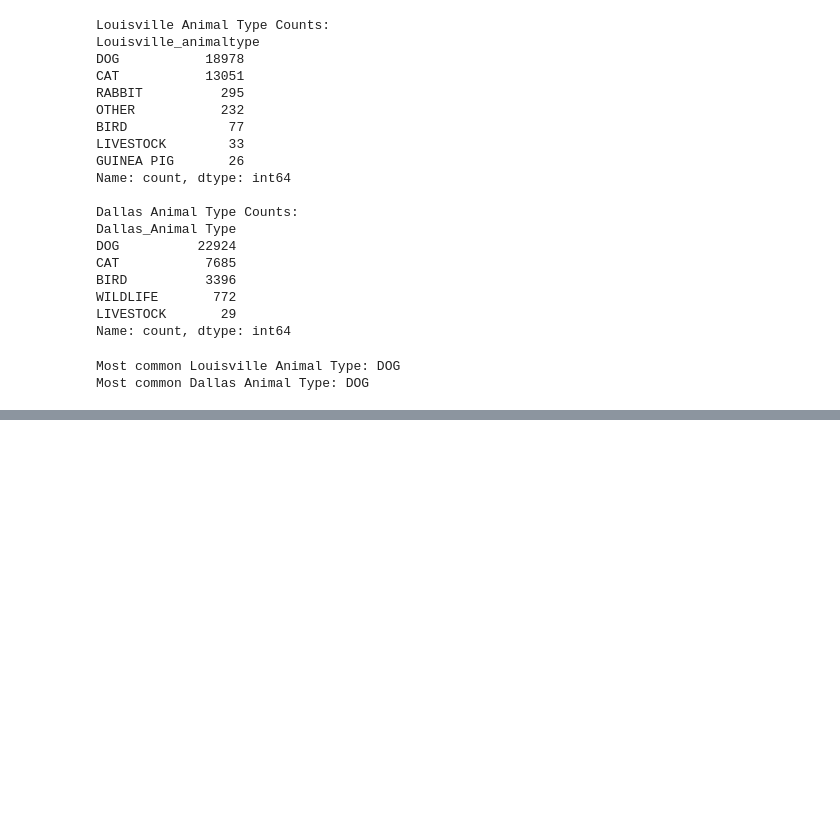
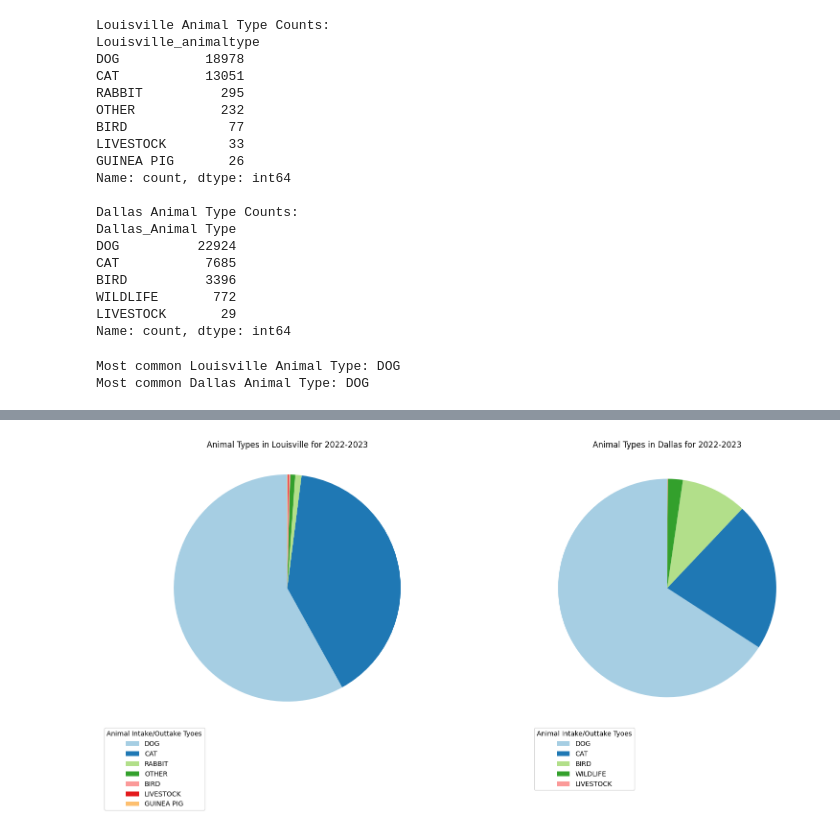
Before and after one commit to mklbc19/DA-Capstone-Project---Animal-Shelters, a Jupyter notebook: CapstoneProjectCode.ipynb, the cells around one changed output, grey strips where cells are left out. Saved outputs shown, nothing was run; the diff lists cells and outputs as text; code cells hidden in the pictures; blank space fills up the shorter version.

Commit message:
Updating code to include first pie chart.  Always subject to change

```diff
--- a/CapstoneProjectCode.ipynb
+++ b/CapstoneProjectCode.ipynb
@@ -304,0 +350,30 @@ Most common Dallas Animal Type: DOG
+# %%
+import matplotlib.pyplot as plt
+louisville_animal_count = merged_df['Louisville_animaltype'].value_counts()
+dallas_animal_count = merged_df['Dallas_Animal Type'].value_counts()
+# %%
+fig, (ax1, ax2) = plt.subplots(1, 2, figsize=(16, 8))
+patches, texts = ax1.pie(
+    louisville_animal_count,
+    autopct= None,
+    startangle=90,
+    colors=plt.cm.Paired.colors,
+    labels=None
+)
+ax1.set_title('Animal Types in Louisville for 2022-2023')
+ax1.legend(patches, louisville_animal_count.index, title="Animal Intake/Outtake Tyoes", loc="upper left", bbox_to_anchor=(0,0))
+ax1.axis('equal')
+patches2, texts2 = ax2.pie(
+    dallas_animal_count,
+    autopct= None,
+    startangle=90,
+    colors=plt.cm.Paired.colors,
+    labels=None
+)
+ax2.set_title('Animal Types in Dallas for 2022-2023')
+ax2.legend(patches, dallas_animal_count.index, title="Animal Intake/Outtake Tyoes", loc="upper left", bbox_to_anchor=(0,0))
+ax1.axis('equal')
+plt.tight_layout()
+plt.show()
+# %% [output]
+[figure, added]
```
Also changed, not shown: parts of 3 cells of this notebook.
